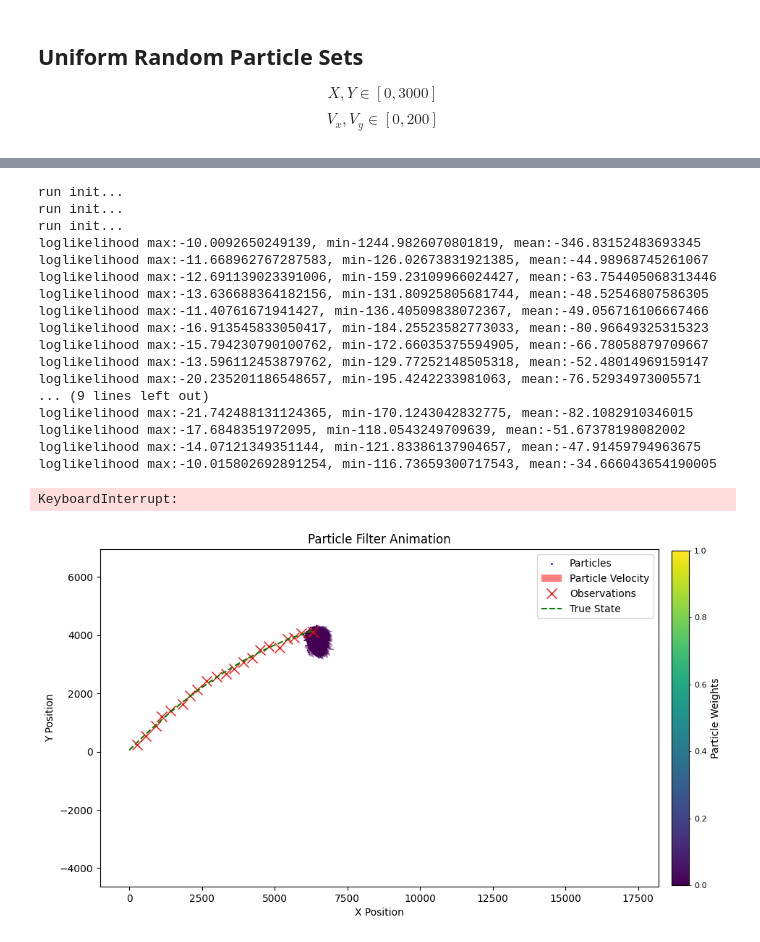
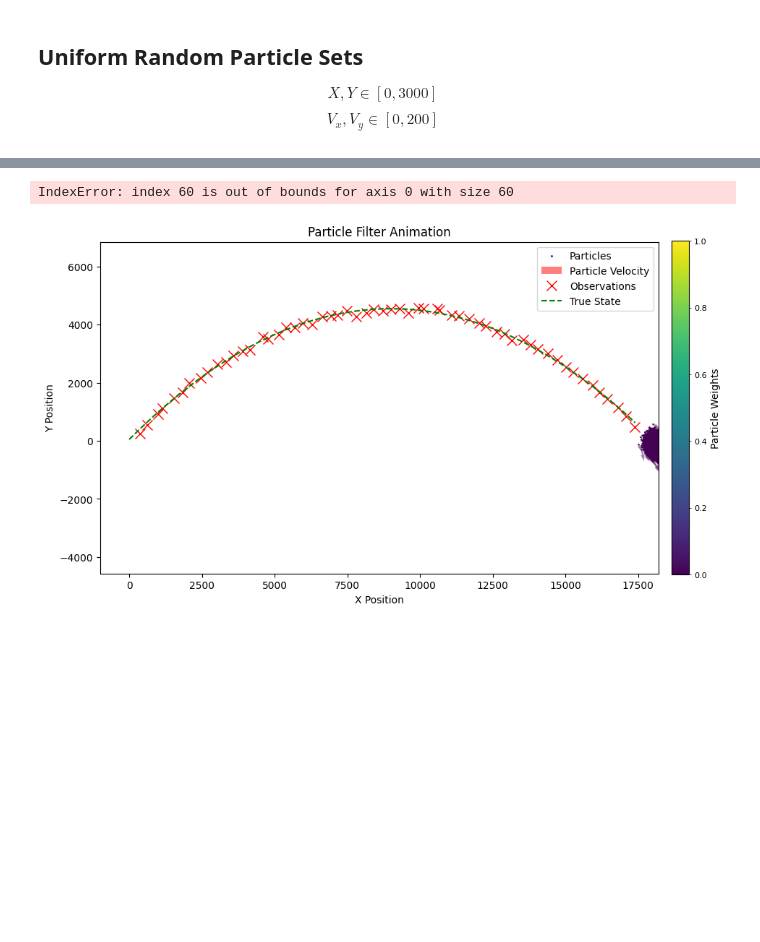
Before and after one commit to Horizon-42/particle_filter, a Jupyter notebook: run_partickle_filter.ipynb, the cells around one changed output, grey strips where cells are left out. Drawn from its saved outputs; the diff is of its cells as text; code cells hidden in the pictures; blank space fills up the shorter version.

```diff
--- a/run_partickle_filter.ipynb
+++ b/run_partickle_filter.ipynb
@@ -91,86 +97,48 @@ cbar.ax.tick_params(labelsize=8, length=2, width=0.5)
 # 添加图例
 ax.legend()
 
-def init():
-    global particles, weights
-    particles, weights = pf.snaps[0]
-    particles_scatter.set_offsets(particles[:,:2].reshape(-1, 2)) # Ensure shape is (N, 2)
-    particles_scatter.set_color(colormaps.get_cmap(probs_colormap)(weights))
-    # 补全 quiver 部分
-    # 获取粒子的速度 (vx, vy) 作为箭头的方向分量
-    quiver_U = particles[:, 2].flatten() # vx
-    quiver_V = particles[:, 3].flatten() # vy
-
-    particles_quiver.set_offsets(particles[:,:2].reshape(-1, 2)) # Update origin
-    particles_quiver.set_UVC(quiver_U, quiver_V) # Update direction and color (if C is provided)
-    particles_quiver.set_color(colormaps.get_cmap(probs_colormap)(weights))
-
-    true_state_plot.set_data(states[0, 0], states[0, 1])
-
-    print("run init...")
-    plt.savefig("outputs/frame_000.png")
-
-    return particles_scatter, particles_quiver, observations_plot, true_state_plot
-
-
 # 2. 定义更新函数
 def update(frame):
     global particles, weights # 声明使用全局变量
-    # mind that observations has 1 less size
-    particles, weights = pf.update(particles, weights, observations[frame,:])
+
     particles_scatter.set_offsets(particles[:,:2].reshape(-1, 2)) # Ensure shape is (N, 2)
     particles_scatter.set_color(colormaps.get_cmap(probs_colormap)(weights))
     # 补全 quiver 部分
     # 获取粒子的速度 (vx, vy) 作为箭头的方向分量
     quiver_U = particles[:, 2].flatten() # vx
     quiver_V = particles[:, 3].flatten() # vy
 
     particles_quiver.set_offsets(particles[:,:2].reshape(-1, 2)) # Update origin
     particles_quiver.set_UVC(quiver_U, quiver_V) # Update direction and color (if C is provided)
     particles_quiver.set_color(colormaps.get_cmap(probs_colormap)(weights))
 
     # 更新观测数据，只显示到当前帧为止的观测
-    current_observations = observations[:min(frame, observations.shape[0])]
-    observations_plot.set_data(current_observations[:, 0], current_observations[:, 1])
+    if frame>0:
+        current_observations = observations[:min(frame-1, observations.shape[0])]
+        observations_plot.set_data(current_observations[:, 0], current_observations[:, 1])
+        particles, weights = pf.update(particles, weights, observations[frame-1])
 
     # 更新真实状态数据（如果存在）
-    current_states = states[:min(frame + 1, states.shape[0])]
+    current_states = states[:min(frame, states.shape[0])]
     true_state_plot.set_data(current_states[:, 0], current_states[:, 1])
 
-    plt.savefig(f"outputs/frame_{frame + 1:03.0f}.png") # Uncomment to save individual frames
+    plt.savefig(f"outputs/frame_{frame:03.0f}.png") # Uncomment to save individual frames
 
     # 返回所有需要更新的图元
     return particles_scatter, particles_quiver, observations_plot, true_state_plot # Add particles_quiver here
 
 # 3. 创建 FuncAnimation 对象
 # frames: 动画的总帧数，这里是观测的数量 + 1 (为了包含初始帧)
 # interval: 每帧之间的毫秒数
 # blit: True 可以优化性能，只重绘变化的图元
 particles, weights = pf.snaps[0]
-ani = FuncAnimation(fig, func=update, init_func=init, frames=observations.shape[0], interval=100, blit=True)
+ani = FuncAnimation(fig, func=update, frames=states.shape[0], interval=100, blit=True)
 
 # 4. 显示动画
 # plt.show()
 HTML(ani.to_jshtml())
 
 ani.save('particle_filter_animation.gif', writer='imagemagick', fps=1) # Uncomment to save as GIF
 # %% [output]
-run init...
-run init...
-run init...
-loglikelihood max:-10.0092650249139, min-1244.9826070801819, mean:-346.83152483693345
-loglikelihood max:-11.668962767287583, min-126.02673831921385, mean:-44.98968745261067
-loglikelihood max:-12.691139023391006, min-159.23109966024427, mean:-63.754405068313446
-loglikelihood max:-13.636688364182156, min-131.80925805681744, mean:-48.52546807586305
-loglikelihood max:-11.40761671941427, min-136.40509838072367, mean:-49.056716106667466
-loglikelihood max:-16.913545833050417, min-184.25523582773033, mean:-80.96649325315323
-loglikelihood max:-15.794230790100762, min-172.66035375594905, mean:-66.78058879709667
-loglikelihood max:-13.596112453879762, min-129.77252148505318, mean:-52.48014969159147
-loglikelihood max:-20.235201186548657, min-195.4242233981063, mean:-76.52934973005571
-... (9 lines left out)
-loglikelihood max:-21.742488131124365, min-170.1243042832775, mean:-82.1082910346015
-loglikelihood max:-17.6848351972095, min-118.0543249709639, mean:-51.67378198082002
-loglikelihood max:-14.07121349351144, min-121.83386137904657, mean:-47.91459794963675
-loglikelihood max:-10.015802692891254, min-116.73659300717543, mean:-34.666043654190005
+IndexError: index 60 is out of bounds for axis 0 with size 60
-KeyboardInterrupt:
-[figure, old version]
+[figure, new version]
```
Also changed, not shown: parts of 2 cells of this notebook, 1 other file.
